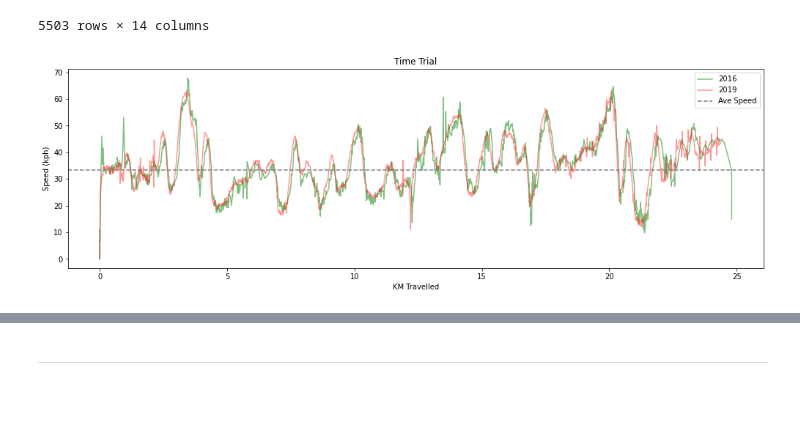
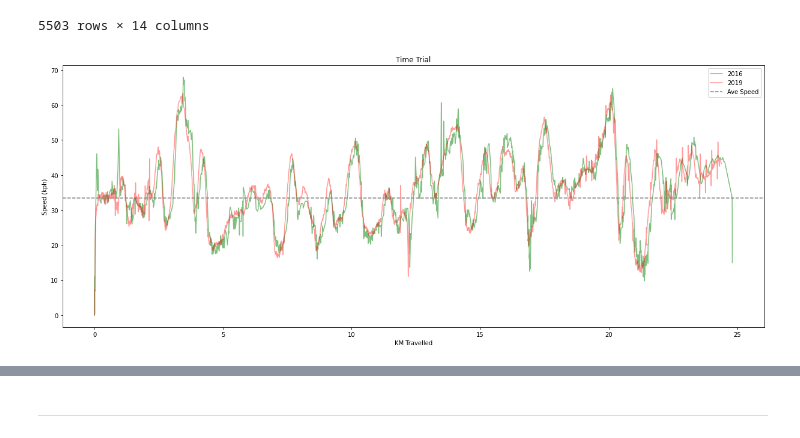
Before and after one commit to walthersy/DataScience-Portfolio, a Jupyter notebook: Portfolio 1.ipynb, the cells around one changed output, grey strips where cells are left out. Cells and saved outputs as stored; diff of their text form; code cells hidden in the pictures; blank space fills up the shorter version.

```diff
--- a/Portfolio 1.ipynb
+++ b/Portfolio 1.ipynb
@@ -409,26 +409,26 @@ df3.query('dataset=="2019 Race"')
 | 2019-06-23 00:05:27+00:00 | -33.416037 | 151.222489 | 216.4 | 7.0 | 0.0 | 0.0 | 151.0 | 0.009499 | -0.2 | ... |
 5503 rows × 14 columns
 # %%
-plt.figure(figsize=(17,5))
+plt.figure(figsize=(17,7))
 
 ax3 = plt.plot(df3.query('dataset=="2016 Time Trial"').cumdis, df3.query('dataset=="2016 Time Trial"').speed,
          label = '2016',
          c='g',
          alpha = .5)
 plt.plot(df3.query('dataset=="2019 Time Trial"').cumdis, df3.query('dataset=="2019 Time Trial"').speed,
          label = '2019',
          c='r',
          alpha = .4)
 plt.axhline(y = df.query('dataset == "2016 Time Trial"')['speed'].mean(),
             color = 'gray',
             linestyle="--",
             label = 'Ave Speed')
 
 plt.title("Time Trial")
 plt.xlabel("KM Travelled")
 plt.ylabel("Speed (kph)")
 plt.legend()
 plt.show()
 # try joinplot to show
 # %% [output]
-[figure, old version]
+[figure, new version]
```
Also changed, not shown: parts of 9 cells of this notebook.
